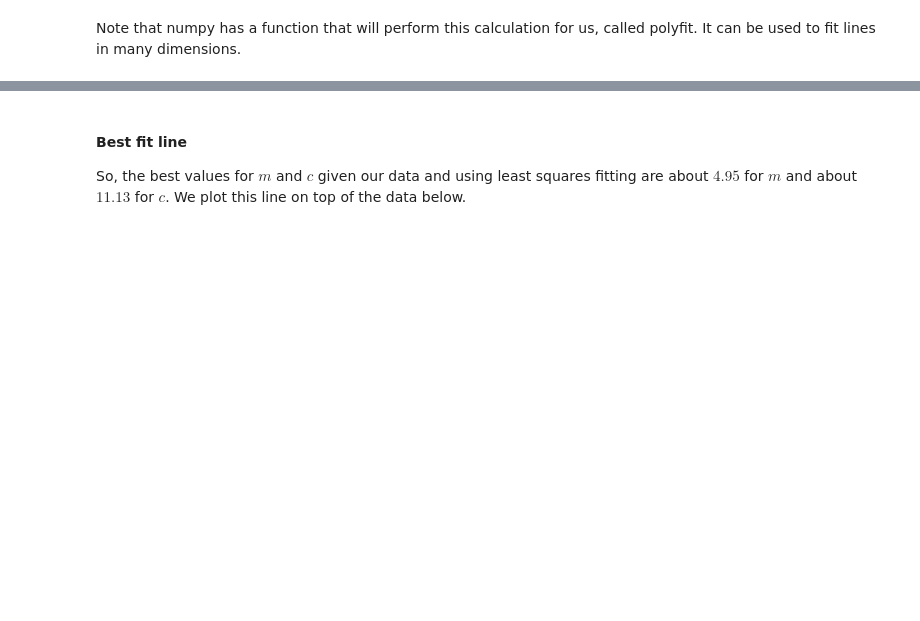
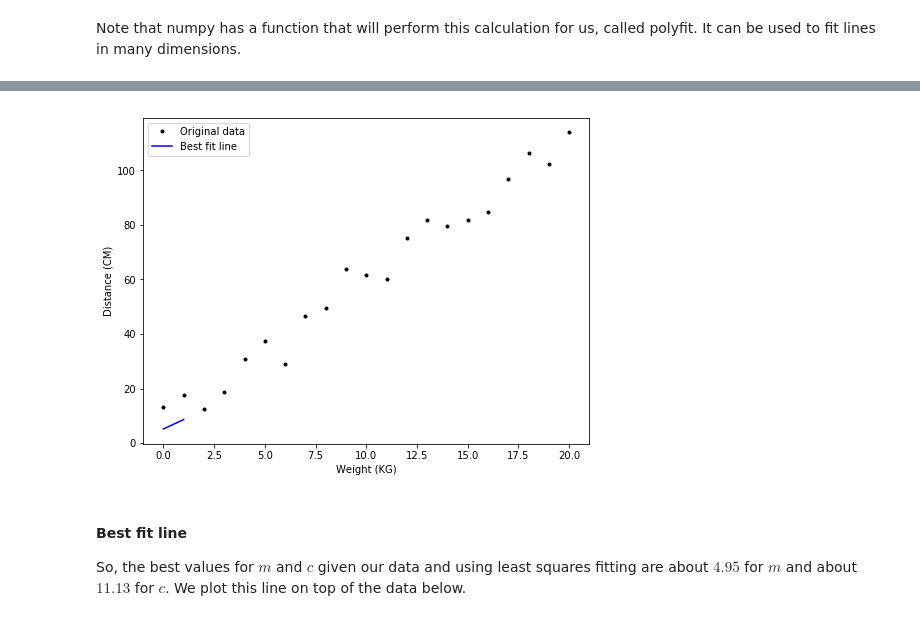
Before and after one commit to mikequaid/GMIT-course-files, a Jupyter notebook: simple-linear-regression.ipynb, the cells around one changed output, grey strips where cells are left out. Cells and saved outputs as stored; diff of their text form; code cells hidden in the pictures; blank space fills up the shorter version.

```diff
--- a/simple-linear-regression.ipynb
+++ b/simple-linear-regression.ipynb
@@ -251,3 +265,18 @@ array([5.10580702, 8.31850973])
+# %%
+#
+z=np.polyfit(w, d, 1)
+plt.plot(w, d, 'k.', label='Original data')
+plt.plot(z, 'b-', label='Best fit line')
+
+# Add axis labels and a legend.
+plt.xlabel('Weight (KG)')
+plt.ylabel('Distance (CM)')
+plt.legend()
+
+# Show the plot.
+plt.show()
+# %% [output]
+[figure, added]
 # %% [markdown]
 #### Best fit line
 So, the best values for $m$ and $c$ given our data and using least squares fitting are about $4.95$ for $m$ and about $11.13$ for $c$.
```
Also changed, not shown: parts of 15 cells of this notebook.
